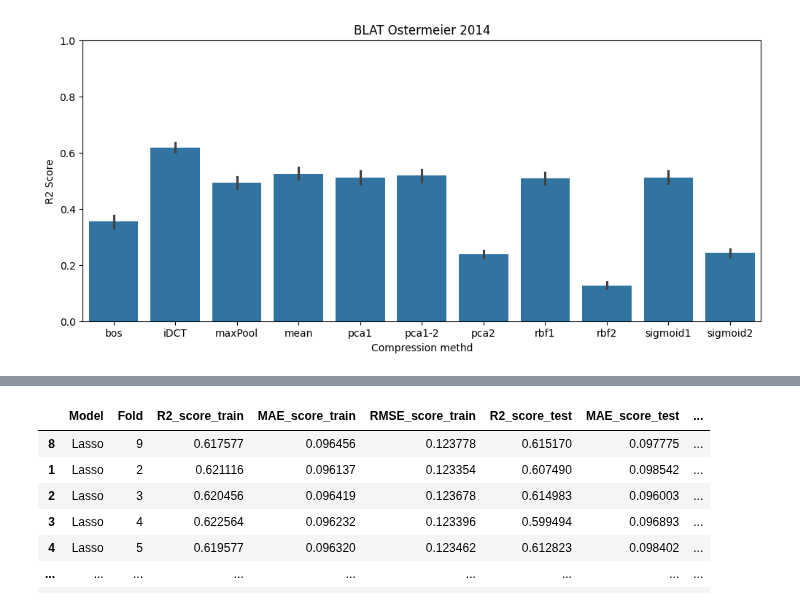
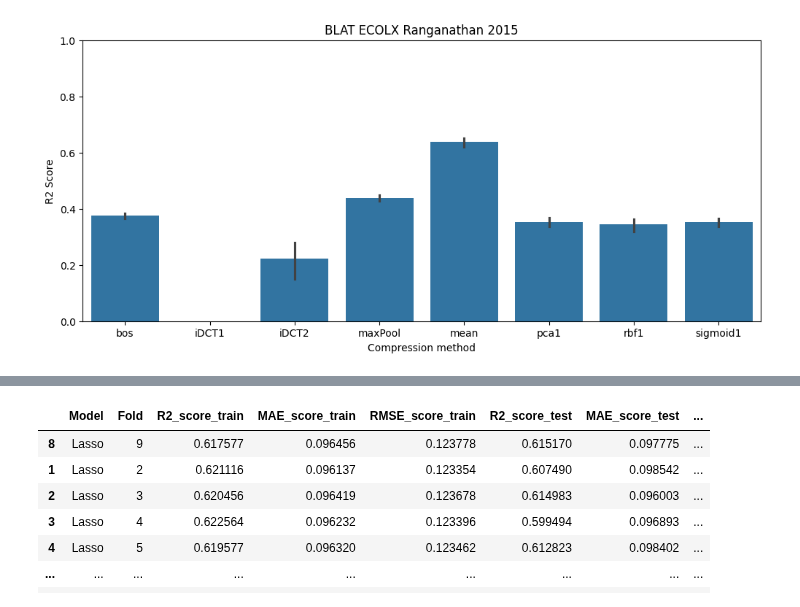
Before and after one commit to ziul-bio/SWAT, a Jupyter notebook: feature_compression.ipynb, the cells around one changed output, grey strips where cells are left out. Saved outputs shown, nothing was run; the diff lists cells and outputs as text; code cells hidden in the pictures.

Commit message:
updating compression functions

```diff
--- a/feature_compression.ipynb
+++ b/feature_compression.ipynb
@@ -238,10 +278,8 @@ def load_per_tok_embeds(dir_path, compression_method, rep_layer=30):
     return embeddings
 # %%
 dir_path = 'embeddings/BLAT_ECOLX_Ostermeier2014_esm2_150M/'
-#for i in ['mean', 'bos', 'max_pool', 'pca1', 'pca2', 'pca1-2', 'iDCT', 'rbf1', 'sigmoid1']:
-for i in ['linear']:
+for i in ['mean', 'bos', 'max_pool', 'pca1', 'pca2', 'pca1-2', 'iDCT', 'rbf1', 'sigmoid1']:
     print(f'Compressing embeddings using {i}')
     embed = load_per_tok_embeds(dir_path, i)
     #with open(f'embeddings/BLAT_ECOLX_Ostermeier2014_esm2_150M_compressed/BLAT_ECOLX_Ostermeier2014_esm2_150M_{i}.pkl', 'wb') as f:
-    #with open(f'embeddings/BLAT_ECOLX_Ostermeier2014_esm2_150M_compressed/embed_layer_30_linear.pkl', 'wb') as f:
         #pickle.dump(embed, f)
@@ -369,6 +404,9 @@ def run_regression_on_compressed_files(path_compressed_embeds, path_meta_data):
-# %%
-target_name = 'target'
-path_compressed_embed = 'embeddings/BLAT_ECOLX_Ostermeier2014_esm2_150M_compressed/'
-path_meta_data = 'data/metadata/BLAT_ECOLX_Ostermeier2014_metadata.csv'
-results = run_regression_on_compressed_files(path_compressed_embed, path_meta_data)
-results
+# %%
+results = pd.DataFrame()
+for m in ['mean', 'bos', 'maxPool', 'pca1', 'iDCT1', 'iDCT2', 'rbf1', 'sigmoid1']:
+    target_name = 'target'
+    path_compressed_embed = f'embeddings/DMS_compressed/BLAT_ECOLX_Ranganathan2015_esm2_150M_compressed/embed_layer_30_{m}.pkl'
+    path_meta_data = 'data/metadata_DMS/BLAT_ECOLX_Ranganathan2015_metadata.csv'
+    res = run_regression_on_compressed_files(path_compressed_embed, path_meta_data)
+    res['compression_method'] = m
+    results = pd.concat([results, res], axis=0)
@@ -375,12 +451,12 @@ results
 # %%
-results.sort_values('Compression_methd', inplace=True)
+results.sort_values('Compression_method', inplace=True)
 
 plt.figure(figsize=(12, 5))
-sns.barplot(data=results, x='Compression_methd', y='R2_score_test')
-plt.title('BLAT Ostermeier 2014')
+sns.barplot(data=results, x='Compression_method', y='R2_score_test')
+plt.title('BLAT ECOLX Ranganathan 2015')
 plt.ylim(0, 1)
 plt.ylabel('R2 Score')
-plt.xlabel('Compression methd')
+plt.xlabel('Compression method')
 plt.show()
 # %% [output]
-[figure, old version]
+[figure, new version]
```
Also changed, not shown: parts of 27 cells of this notebook, 1 other file.
